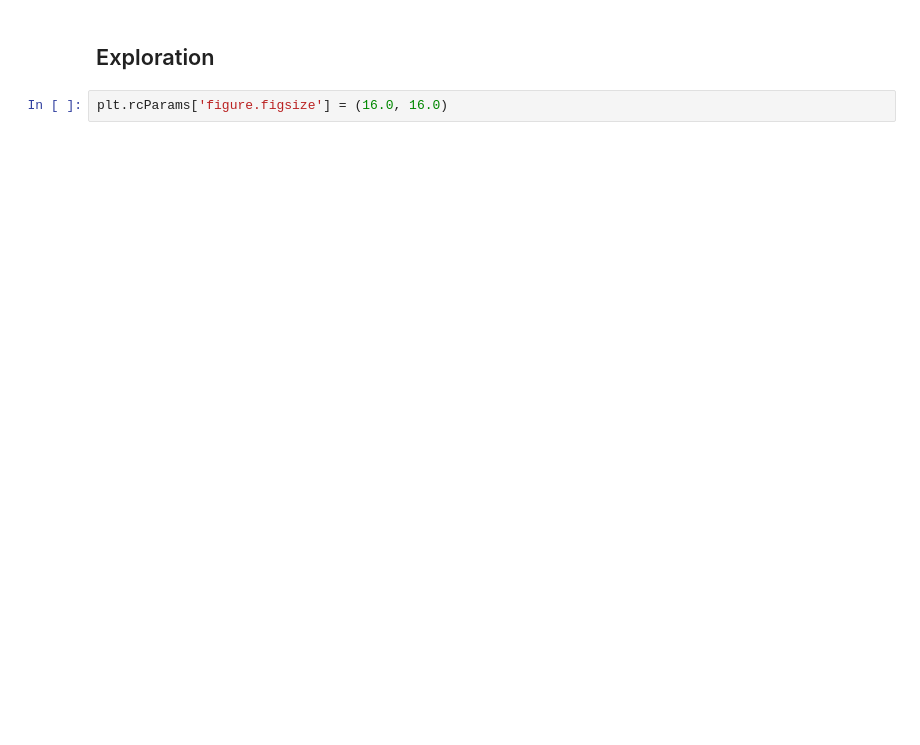
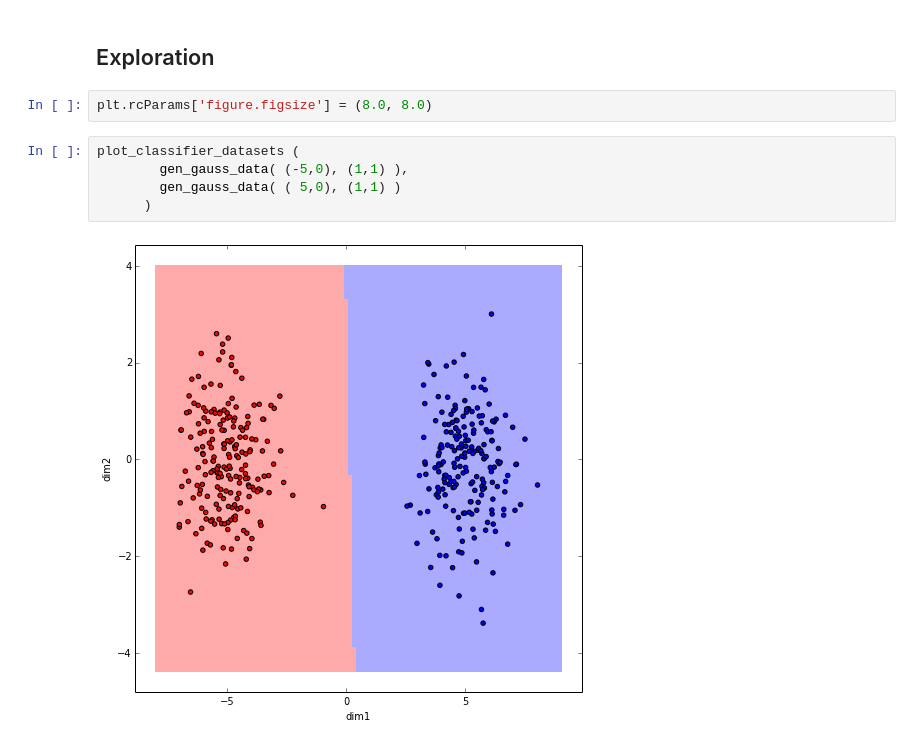
Before and after one commit to matttrent/machine-learning, a Jupyter notebook: logistic-classifier.ipynb, the cells around one changed output. Cells and saved outputs as stored; diff of their text form; blank space fills up the shorter version.

```diff
--- a/logistic-classifier.ipynb
+++ b/logistic-classifier.ipynb
@@ -139,4 +138,11 @@ plot_classifier_datasets( data1, data2 )
 # %% [markdown]
 ## Exploration
 # %%
-plt.rcParams['figure.figsize'] = (16.0, 16.0)
+plt.rcParams['figure.figsize'] = (8.0, 8.0)
+# %%
+plot_classifier_datasets (
+        gen_gauss_data( (-5,0), (1,1) ),
+        gen_gauss_data( ( 5,0), (1,1) )
+      )
+# %% [output]
+[figure, added]
```
Also changed, not shown: parts of 7 cells of this notebook.
